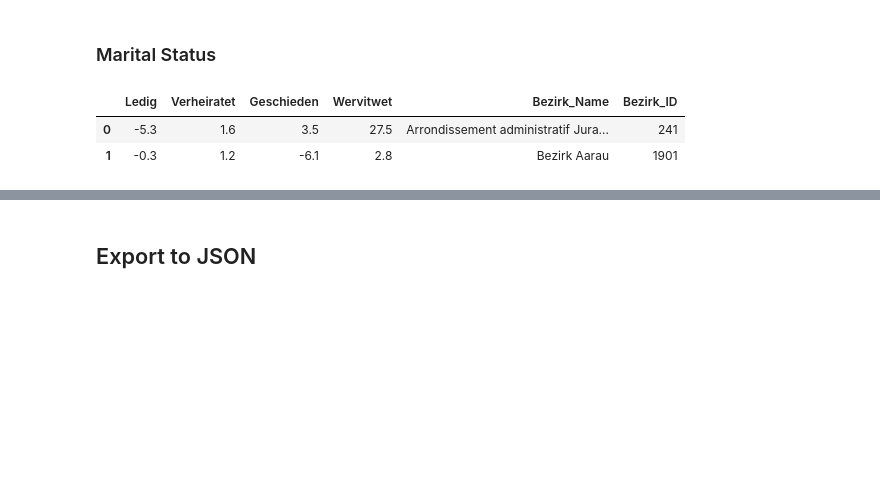
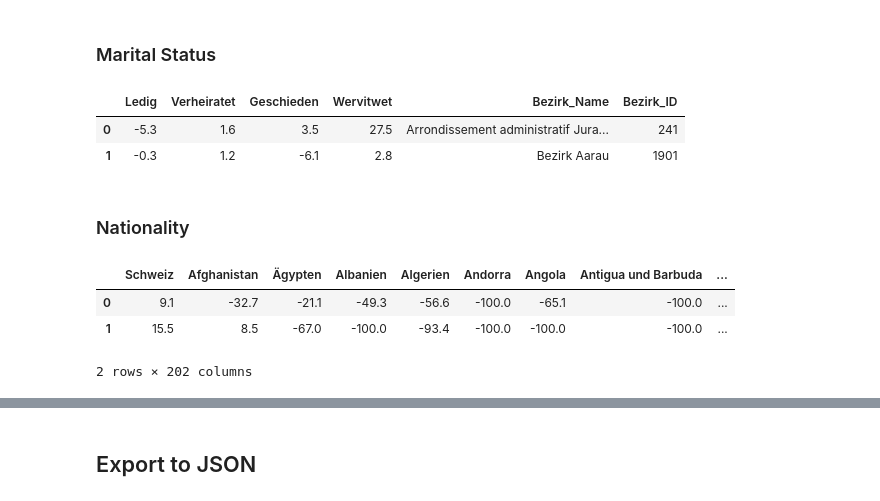
Before and after one commit to simon-pinkmartini/studio-projects, a Jupyter notebook: code/People-like-me/Json-Bez.ipynb, the cells around one changed output, grey strips where cells are left out. Saved outputs shown, nothing was run; the diff lists cells and outputs as text; code cells hidden in the pictures; blank space fills up the shorter version.

```diff
--- a/code/People-like-me/Json-Bez.ipynb
+++ b/code/People-like-me/Json-Bez.ipynb
@@ -72,3 +72,14 @@ for this_id in data.keys():
     tempdict.pop('Bezirk_ID')
     tempdict.pop('Bezirk_Name')
     data[this_id]['Zivilstand'] = tempdict
+# %% [markdown]
+### Nationality
+# %%
+df_ziv = pd.read_csv('StructuredData/bez-Nationalitaet.csv')
+# %%
+df_ziv.head(2)
+# %% [output]
+|  | Schweiz | Afghanistan | Ägypten | Albanien | Algerien | Andorra | Angola | Antigua und Barbuda | ... |
+| 0 | 9.1 | -32.7 | -21.1 | -49.3 | -56.6 | -100.0 | -65.1 | -100.0 | ... |
+| 1 | 15.5 | 8.5 | -67.0 | -100.0 | -93.4 | -100.0 | -100.0 | -100.0 | ... |
+2 rows × 202 columns
```
Also changed, not shown: parts of 10 cells of this notebook, 50 other files.
